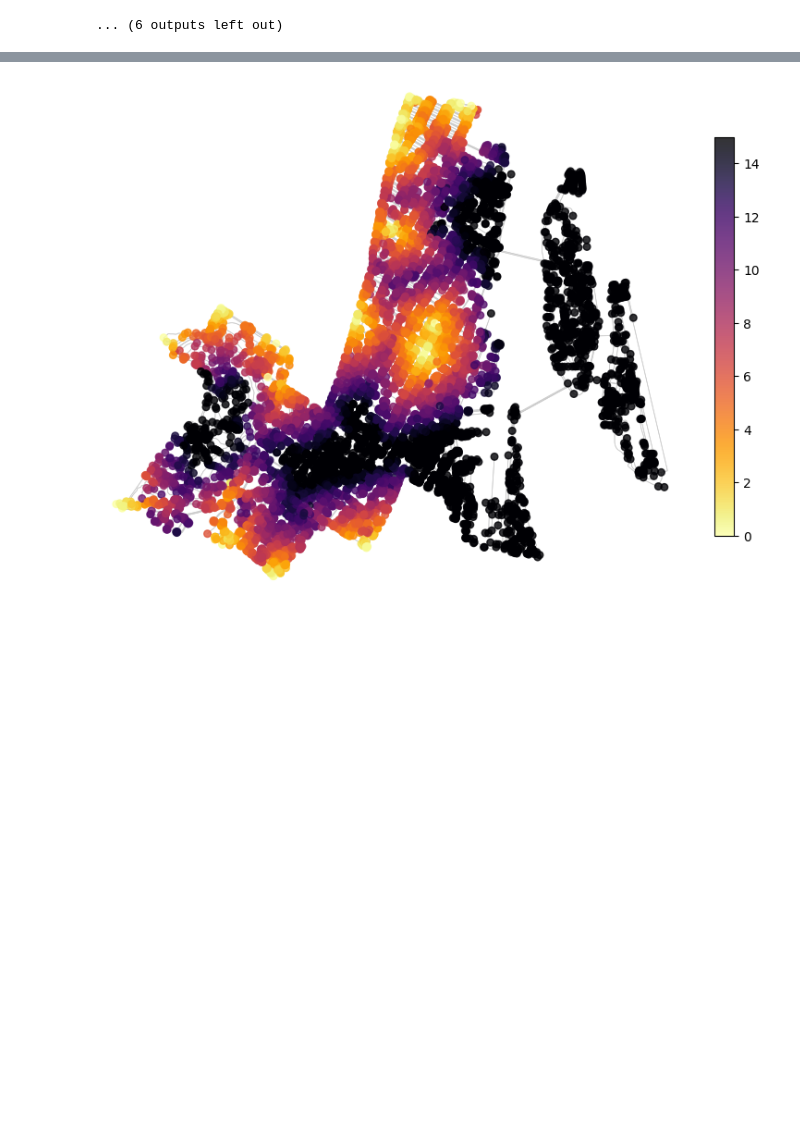
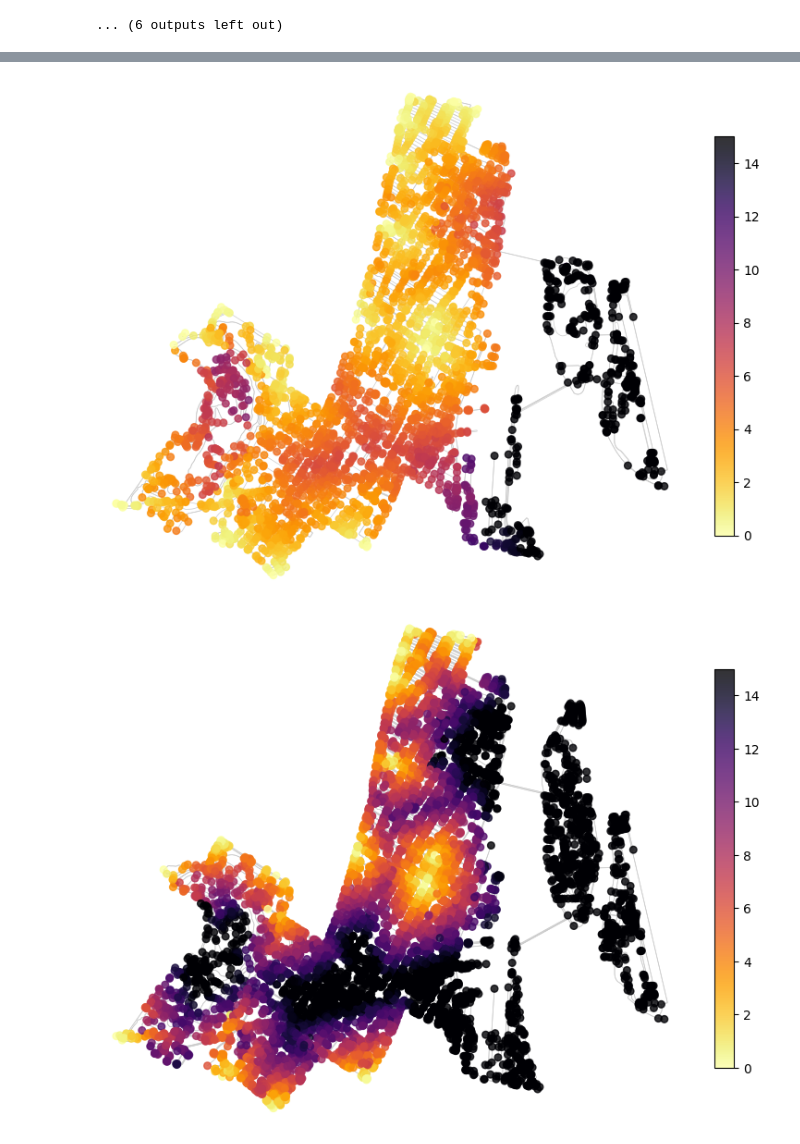
Before and after one commit to michelo200/GDS_project_deployment, a Jupyter notebook: initial_analysis/final_distances_and_plotting.ipynb, the cells around one changed output, grey strips where cells are left out. Cells and saved outputs as stored; diff of their text form; code cells hidden in the pictures; blank space fills up the shorter version.

```diff
--- a/initial_analysis/final_distances_and_plotting.ipynb
+++ b/initial_analysis/final_distances_and_plotting.ipynb
@@ -346,3 +514,10 @@ plot_neighborhood_graph(transportation_type='walking',
+# %%
+plot_neighborhood_graph(transportation_type='biking',
+                        neighbourhood='Ville-Marie',
+                        distances_by_transportation=biking_distances,
+                        amenity='hospital')
+# %% [output]
+[figure, added]
 # %%
 plot_neighborhood_graph(transportation_type='walking',
                         neighbourhood='Ville-Marie',
```
Also changed, not shown: parts of 16 cells of this notebook.
